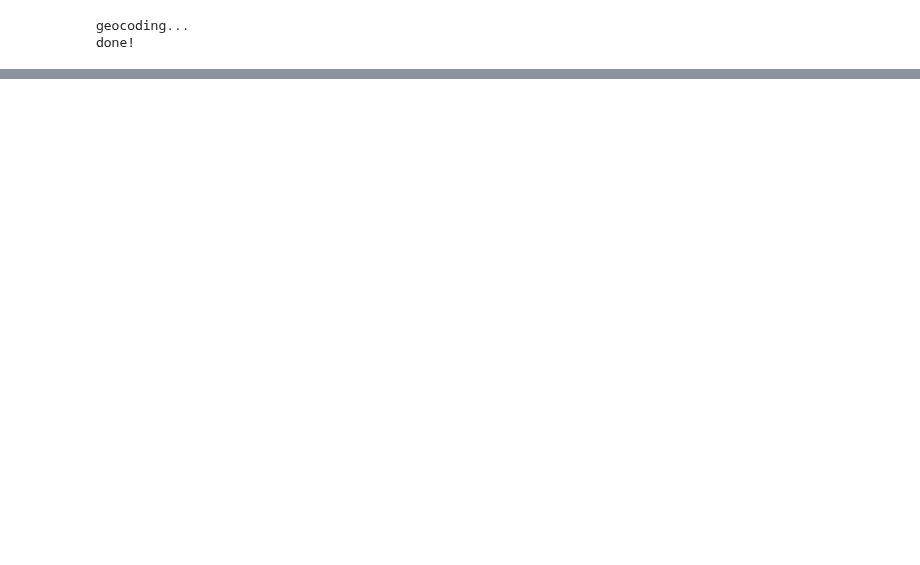
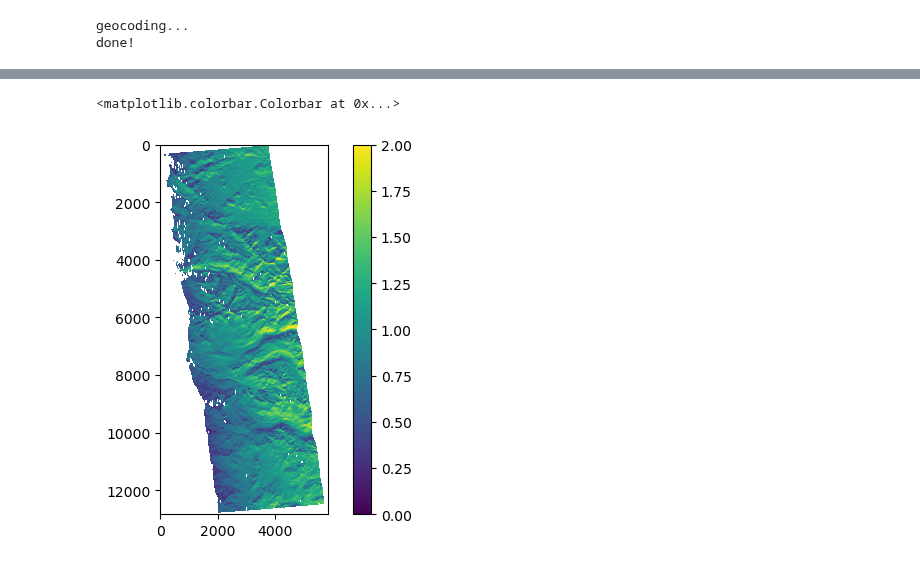
Before and after one commit to jacktarricone/ch3_fusion, a Jupyter notebook: create_multiseg_lvk.ipynb, the cells around one changed output, grey strips where cells are left out. Drawn from its saved outputs; the diff is of its cells as text; code cells hidden in the pictures; blank space fills up the shorter version.

```diff
--- a/create_multiseg_lvk.ipynb
+++ b/create_multiseg_lvk.ipynb
@@ -444,0 +332,5 @@ done!
+# %%
+inc = calc_inc_angle(dem = './cop_dem_30m/cop_resamp.tif',
+lkv_x = './cop_dem_30m/multi_seg.east.gc.tif',
+lkv_y = './cop_dem_30m/multi_seg.north.gc.tif',
+lkv_z = './cop_dem_30m/multi_seg.up.gc.tif')
@@ -444,0 +347,6 @@ done!
+# %%
+plt.imshow(inc, vmin=0, vmax=2)
+plt.colorbar()
+# %% [output]
+<matplotlib.colorbar.Colorbar at 0x...>
+[figure, added]
```
Also changed, not shown: parts of 36 cells of this notebook, 4 other files.
